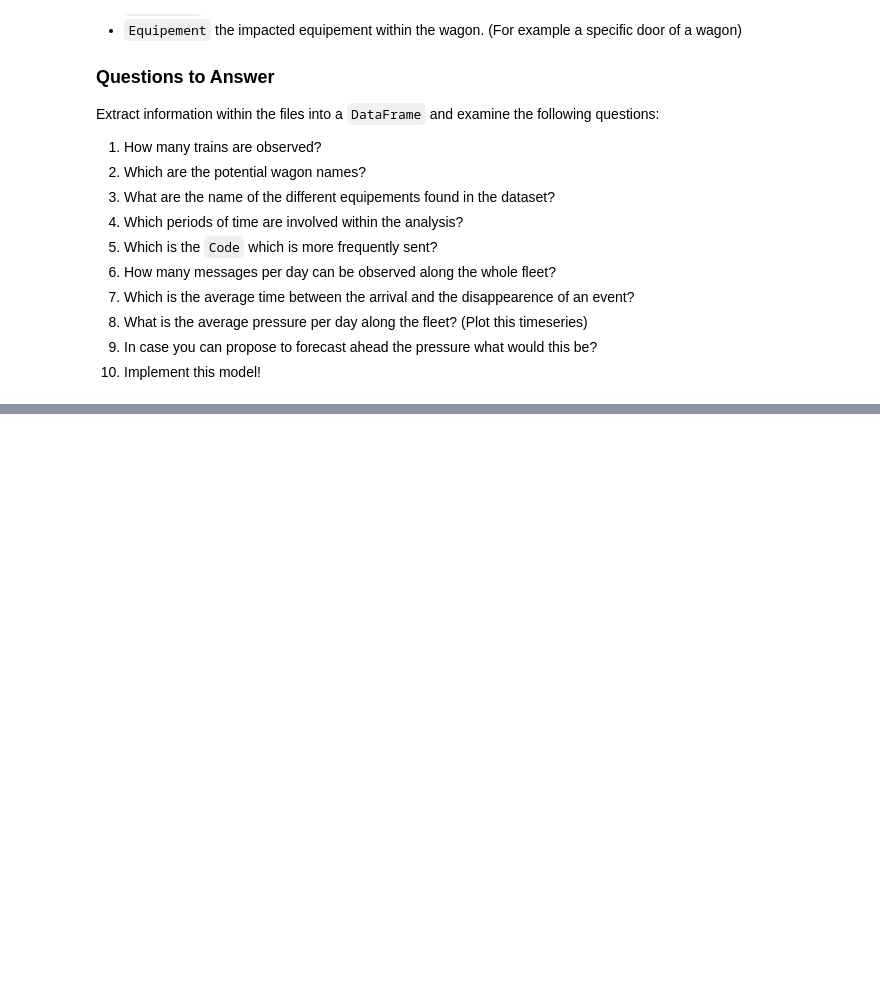
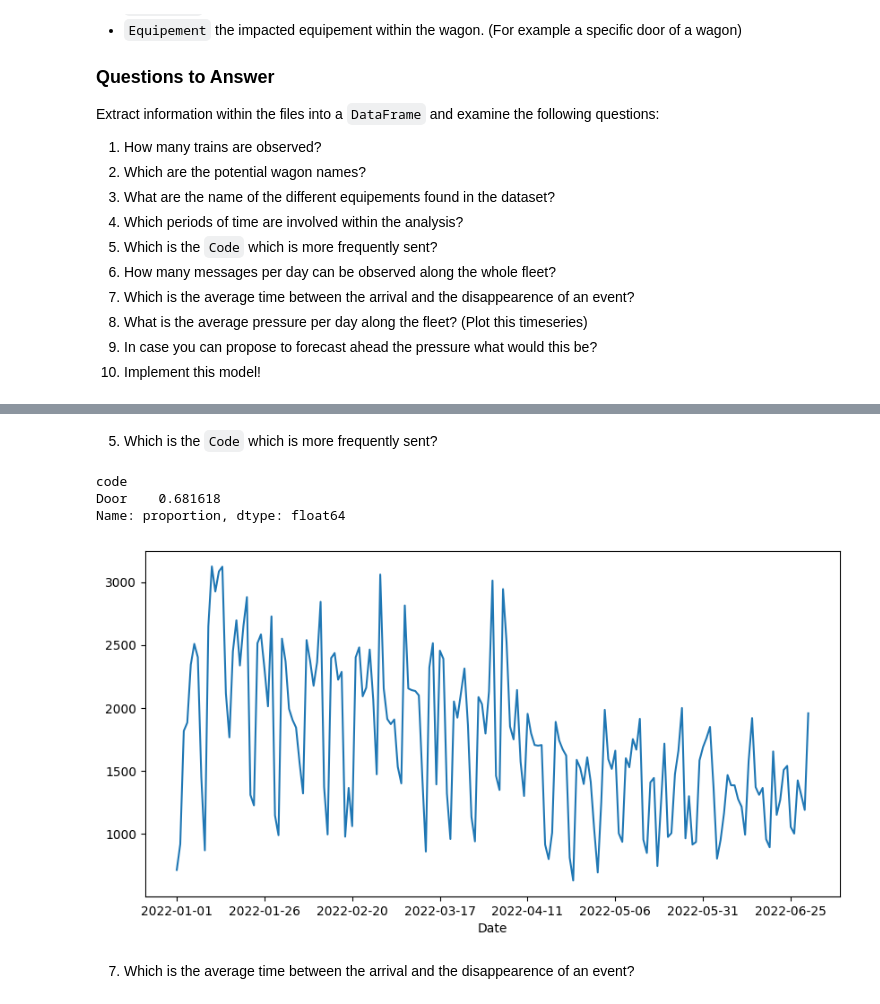
Before and after one commit to aladinoster/datascience-exercises, a Jupyter notebook: notebook-practice.ipynb, the cells around one changed output, grey strips where cells are left out. Saved outputs shown, nothing was run; the diff lists cells and outputs as text; code cells hidden in the pictures; blank space fills up the shorter version.

```diff
--- a/notebook-practice.ipynb
+++ b/notebook-practice.ipynb
@@ -44,0 +65,12 @@ Extract information within the files into a `DataFrame` and examine the followin
+# %%
+import pandas as pd
+from pathlib import Path
+
+p = Path(".") / "data"
+df = pd.concat(
+    [pd.read_csv(f, index_col=False) for f in p.glob("file*.csv")],
+    ignore_index=True
+)
+df = df.iloc[:,1:]
+len(df.Train.unique())
+df
@@ -44,0 +111,16 @@ Extract information within the files into a `DataFrame` and examine the followin
+# %% [markdown]
+5. Which is the `Code` which is more frequently sent?
+# %%
+df.code.value_counts(normalize=True).head(1)
+# %% [output]
+code
+Door    0.681618
+Name: proportion, dtype: float64
+# %%
+from matplotlib import pyplot as plt
+f, ax = plt.subplots(figsize=(10,5))
+ax = df.groupby(["Date"])["code"].count().plot(ax=ax);
+# %% [output]
+[figure, added]
+# %% [markdown]
+7. Which is the average time between the arrival and the disappearence of an event?
```
Also changed, not shown: parts of 13 cells of this notebook.
